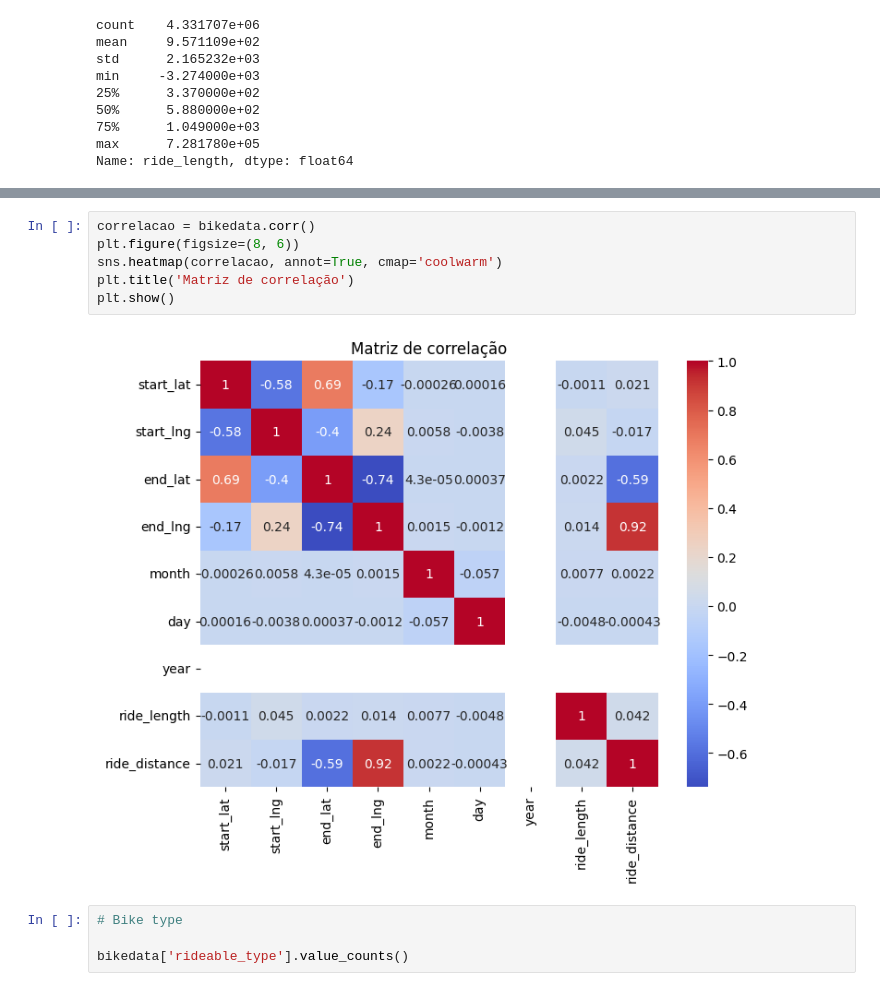
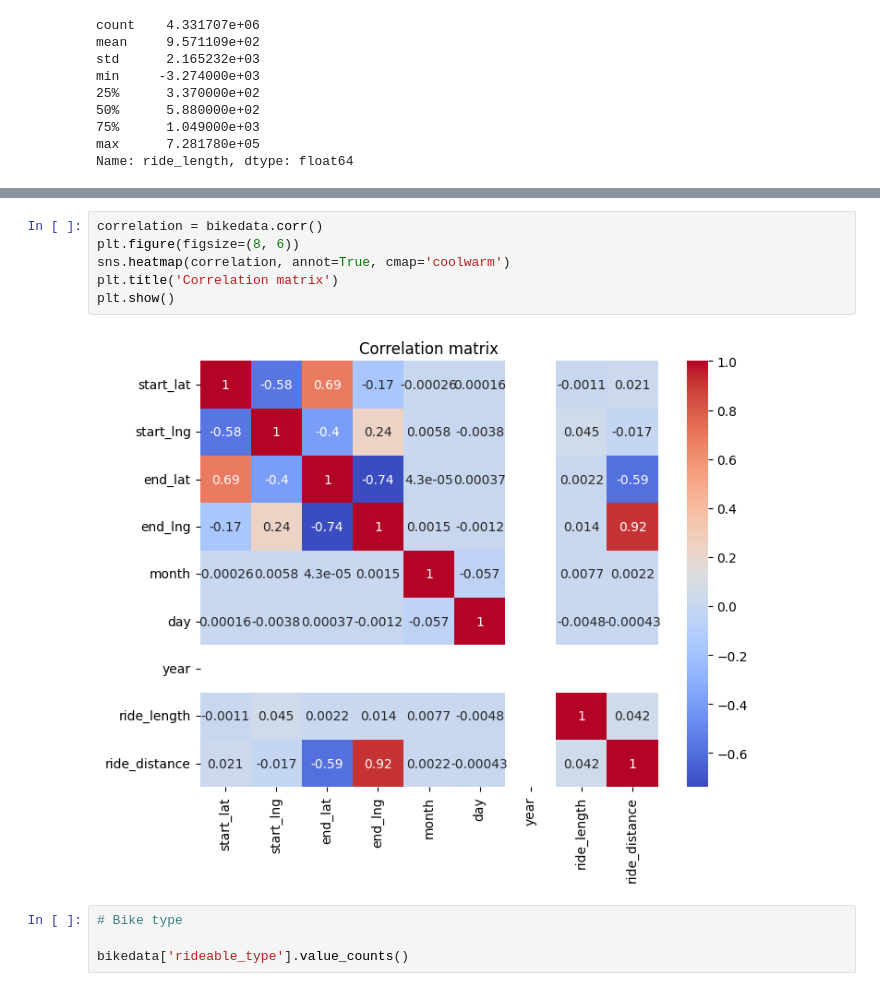
Before and after one commit to af-pedro/Case-Study-1-How-Does-a-Bike-Share-Navigate-Speedy-Success-, a Jupyter notebook: Case_Study_1_How_Does_a_Bike_Share_Navigate_Speedy_Success?.ipynb, the cells around one changed output, grey strips where cells are left out. Saved outputs shown, nothing was run; the diff lists cells and outputs as text.

```diff
--- a/Case_Study_1_How_Does_a_Bike_Share_Navigate_Speedy_Success?.ipynb
+++ b/Case_Study_1_How_Does_a_Bike_Share_Navigate_Speedy_Success?.ipynb
@@ -404,11 +402,11 @@ Name: ride_length, dtype: float64
 # %%
-correlacao = bikedata.corr()
+correlation = bikedata.corr()
 plt.figure(figsize=(8, 6))
-sns.heatmap(correlacao, annot=True, cmap='coolwarm')
-plt.title('Matriz de correlação')
+sns.heatmap(correlation, annot=True, cmap='coolwarm')
+plt.title('Correlation matrix')
 plt.show()
 # %% [output]
-[figure, old version]
+[figure, new version]
 # %%
 # Bike type
 
```
Also changed, not shown: parts of 31 cells of this notebook.
